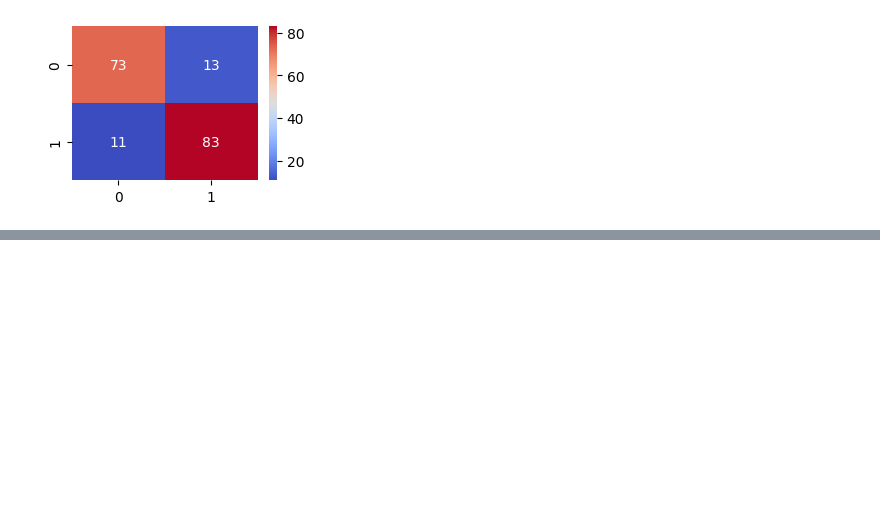
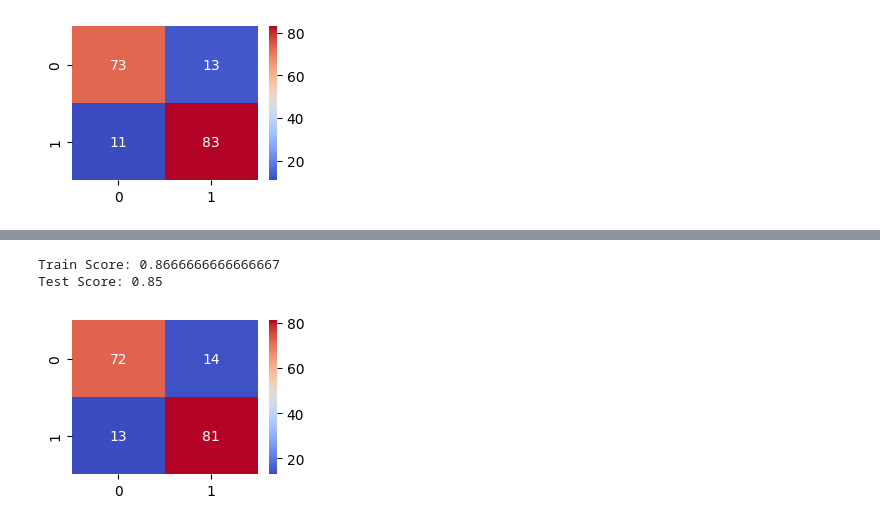
Before and after one commit to Md-Maruf-1727/Raisin-detection-using-naive-bayes, a Jupyter notebook: model_training.ipynb, the cells around one changed output, grey strips where cells are left out. Drawn from its saved outputs; the diff is of its cells as text; code cells hidden in the pictures; blank space fills up the shorter version.

Commit message:
train update

```diff
--- a/model_training.ipynb
+++ b/model_training.ipynb
@@ -129,0 +124,31 @@ Acuuracy Score: 0.85
+# %%
+knn = KNeighborsClassifier()
+# %%
+param_grid_k = [
+    {
+        'n_neighbors': range(3, 21, 2),
+        'weights': ['uniform', 'distance'],
+        'metric': ['minkowski'],
+        'p': [1,2]
+    },
+    {
+        'n_neighbors': range(3, 21, 2),
+        'weights': ['uniform', 'distance'],
+        'metric': ['euclidean','manhattan']
+    }
+]
+# %%
+grid_knn = GridSearchCV(
+    estimator = knn,
+    param_grid = param_grid_k,
+    cv = 5,
+    scoring='accuracy'
+)
+# %%
+knn_model = grid_knn.fit(xtrain ,ytrain)
+# %%
+print(f'Train Score: {knn_model.score(xtrain, ytrain)}')
+print(f'Test Score: {knn_model.score(xtest, ytest)}')
+# %% [output]
+Train Score: 0.8666666666666667
+Test Score: 0.85
@@ -129,0 +157,7 @@ Acuuracy Score: 0.85
+# %%
+cm_knn = confusion_matrix(ytest, pred_knn)
+plt.figure(figsize=(3,2))
+sns.heatmap(cm_knn, annot=True, cmap='coolwarm')
+plt.show()
+# %% [output]
+[figure, added]
```
Also changed, not shown: parts of 23 cells of this notebook.
